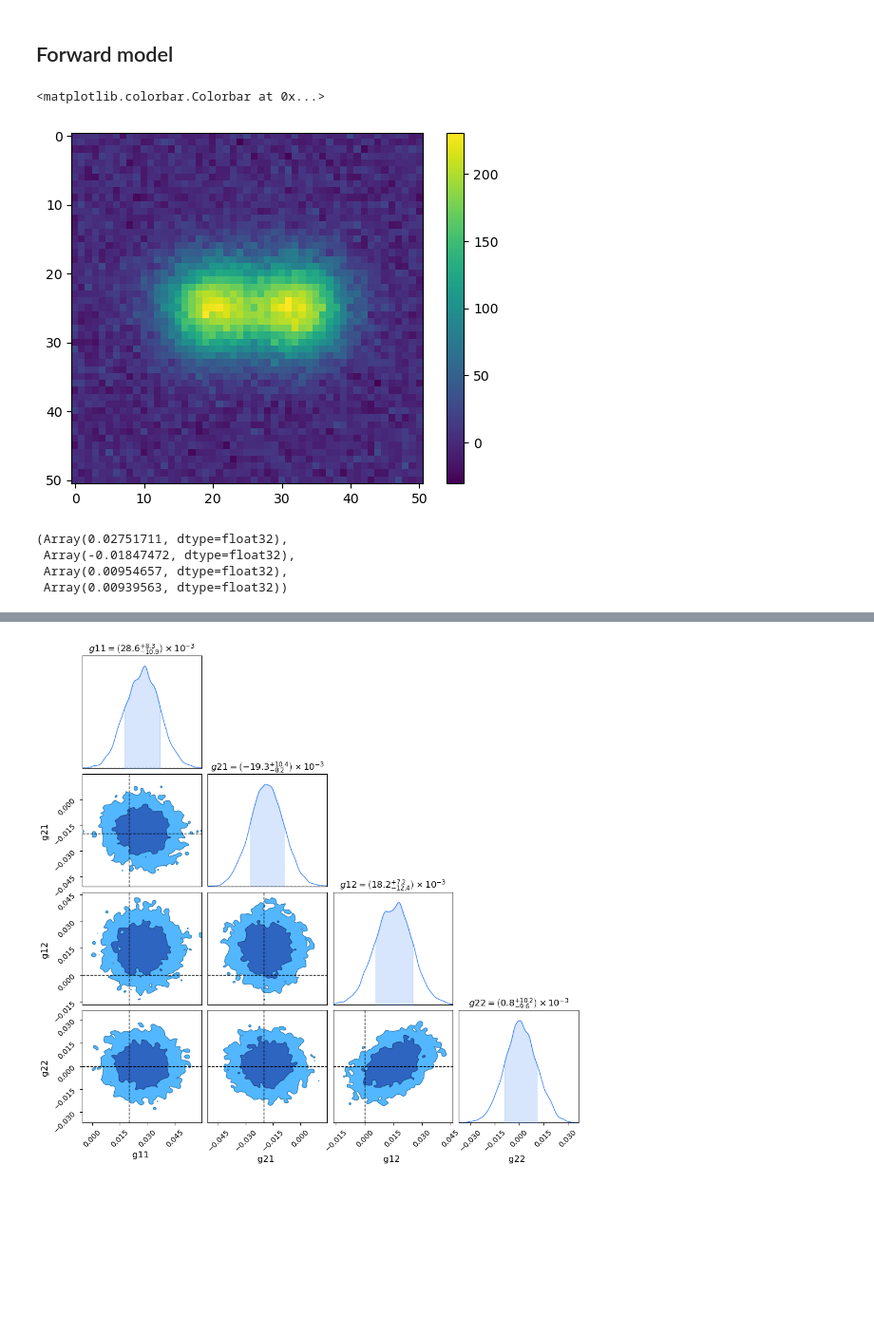
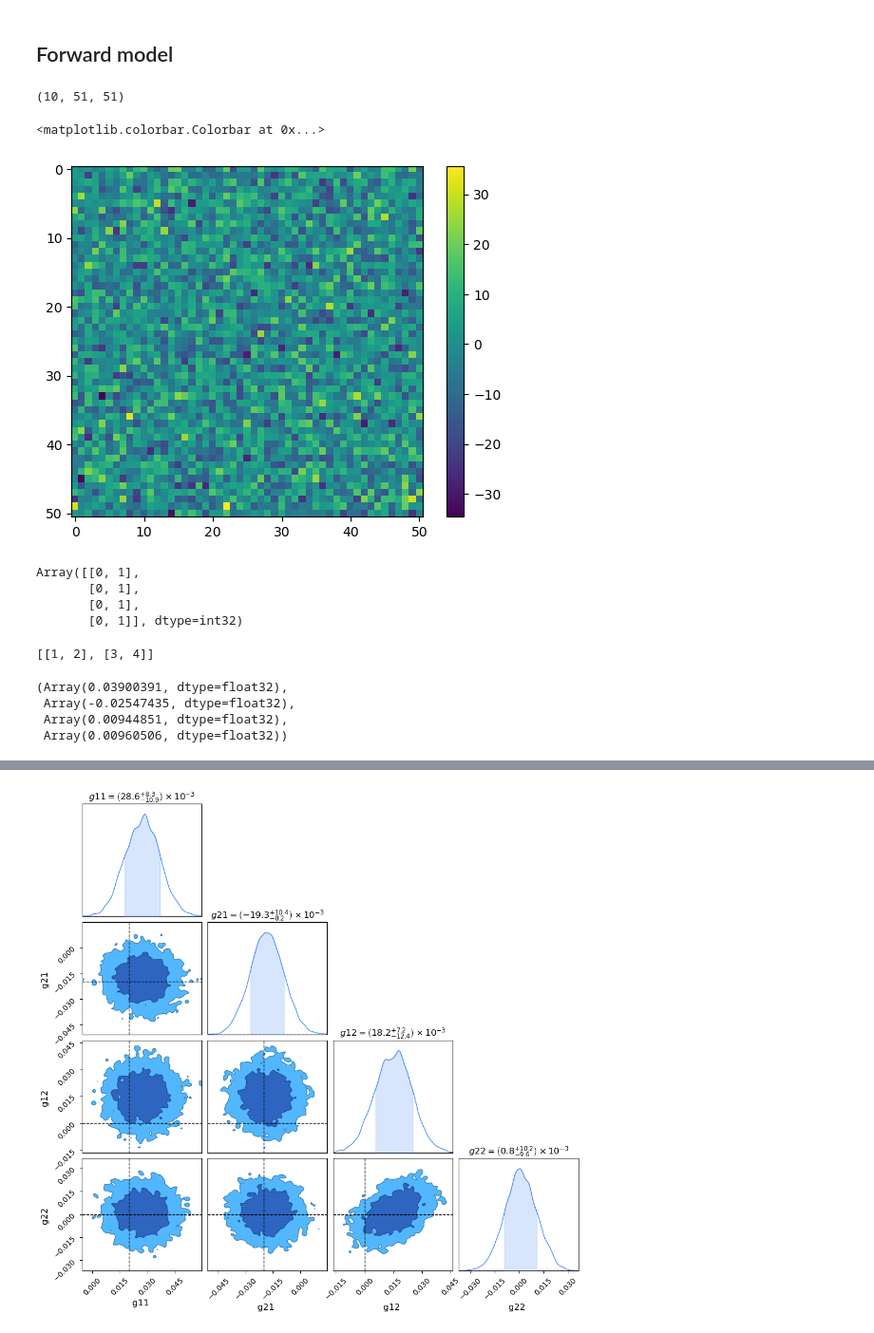
Before and after one commit to LSSTDESC/BPD, a Jupyter notebook: notebooks/two_shears.ipynb, the cells around one changed output, grey strips where cells are left out. Shown at 95% size. Drawn from its saved outputs; the diff is of its cells as text; code cells hidden in the pictures; blank space fills up the shorter version.

```diff
--- a/notebooks/two_shears.ipynb
+++ b/notebooks/two_shears.ipynb
@@ -99,9 +81,10 @@ assert len(jnp.unique(TOMO_BINS)) == G.shape[0] == N_TOMO
 
 #params
 TRUE_PARAMS = {'lfs': LF, 'hlrs': HLR, 'gs': G, 'poss': POS, 'tomo_bins':TOMO_BINS}
+TRUE_PARAMS = {k:v[None] for k,v in TRUE_PARAMS.items()}
 # TRUE_PARAMS_ARR = {k:jnp.array([v]) for k,v in TRUE_PARAMS.items()}
 # %%
-# get true image
+# get true image (no noise)
 def _draw_gals():
     fim = np.zeros((SLEN,SLEN))
     for ii in range(N_GAL):
@@ -116,8 +99,7 @@ def _draw_gals():
                                   offset=pos)
         fim += im.array
 
-    noise = np.random.randn(*fim.shape) * np.sqrt(BACKGROUND)
-    return fim + noise
+    return fim
 # %%
 GSPARAMS = galsim.GSParams(minimum_fft_size=512, maximum_fft_size=512)
 
@@ -142,14 +125,26 @@ def draw_gals(lfs, hlrs,  gs, poss, tomo_bins):
                                )
         fim += image.array
     return fim
+# %%
+data, _ = add_noise(TRUE_IMAGE, BACKGROUND, n=10)
+data.shape
+# %% [output]
+(10, 51, 51)
 # %%
 # check error is very small on true thingies
 TRUE_IMAGE = _draw_gals()
-arr = TRUE_IMAGE
-# - draw_gals(**TRUE_PARAMS)
+image, _ = add_noise(TRUE_IMAGE, BACKGROUND, n=1)
+arr = image[0] - draw_gals(**TRUE_PARAMS)[0]
 plt.imshow(arr)
 plt.colorbar()
 # %% [output]
 <matplotlib.colorbar.Colorbar at 0x...>
-[figure, old version]
+[figure, new version]
+# %%
+jnp.repeat(TOMO_BINS[None], 4, axis=0)
+# %% [output]
+Array([[0, 1],
+       [0, 1],
+       [0, 1],
+       [0, 1]], dtype=int32)
 # %%
@@ -171,3 +178,12 @@ def prob_model(data):
+# %%
+a = jnp.array([1,1])
+b = jnp.array([2, 2])
+c = jnp.array([3,3])
+d = jnp.array([4,4])
+abcd = [ [[ai.item(),bi.item()],[ci.item(),di.item()]] for ai,bi,ci,di in zip(a,b,c,d)]
+print(abcd[0])
+# %% [output]
+[[1, 2], [3, 4]]
 # %%
 from numpyro.infer.initialization import init_to_median
 
@@ -181,9 +198,9 @@ mcmc.run(rng_key, data=TRUE_IMAGE)
 # %%
 # snapshot
-samples = mcmc.get_samples(group_by_chain=True)
-samples['g11'].mean(), samples['g21'].mean(), samples['g11'].std(), samples['g21'].std()
+samples = mcmc.get_samples(group_by_chain=False)
+samples['g11'][:, 3, 0].mean(), samples['g21'][:, 3, 0].mean(), samples['g11'][:, 3, 0].std(), samples['g21'][:, 3, 0].std()
 # %% [output]
-(Array(0.02751711, dtype=float32),
- Array(-0.01847472, dtype=float32),
- Array(0.00954657, dtype=float32),
- Array(0.00939563, dtype=float32))
+(Array(0.03900391, dtype=float32),
+ Array(-0.02547435, dtype=float32),
+ Array(0.00944851, dtype=float32),
+ Array(0.00960506, dtype=float32))
```
Also changed, not shown: parts of 7 cells of this notebook.
